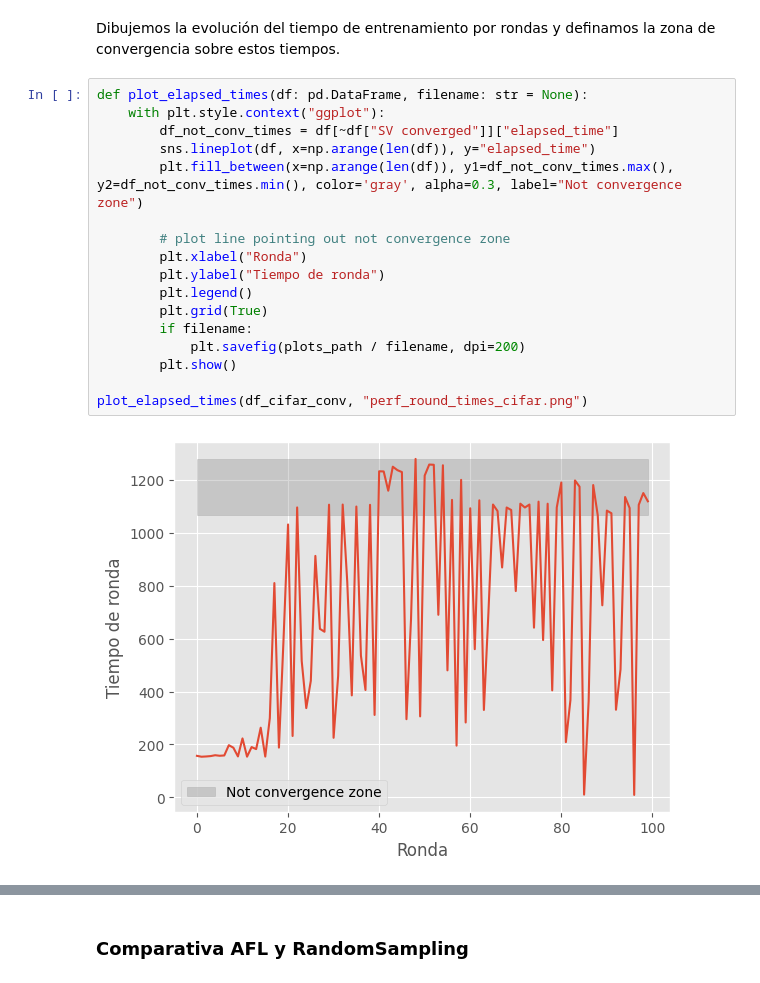
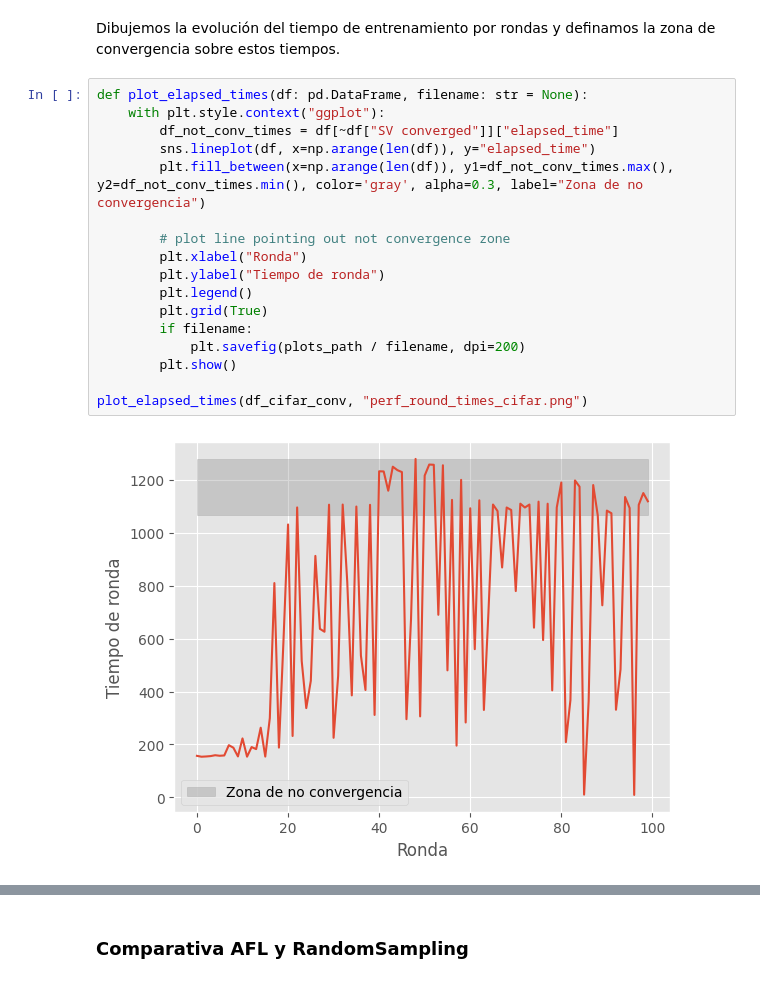
Before and after one commit to mayoras/flex-cs, a Jupyter notebook: results/perf_results.ipynb, the cells around one changed output, grey strips where cells are left out. Saved outputs shown, nothing was run; the diff lists cells and outputs as text.

```diff
--- a/results/perf_results.ipynb
+++ b/results/perf_results.ipynb
@@ -534,22 +534,22 @@ Dibujemos la evolución del tiempo de entrenamiento por rondas y definamos la zo
 # %%
 def plot_elapsed_times(df: pd.DataFrame, filename: str = None):
 	with plt.style.context("ggplot"):
 		df_not_conv_times = df[~df["SV converged"]]["elapsed_time"]
 		sns.lineplot(df, x=np.arange(len(df)), y="elapsed_time")
-		plt.fill_between(x=np.arange(len(df)), y1=df_not_conv_times.max(), y2=df_not_conv_times.min(), color='gray', alpha=0.3, label="Not convergence zone")
+		plt.fill_between(x=np.arange(len(df)), y1=df_not_conv_times.max(), y2=df_not_conv_times.min(), color='gray', alpha=0.3, label="Zona de no convergencia")
 
 		# plot line pointing out not convergence zone
 		plt.xlabel("Ronda")
 		plt.ylabel("Tiempo de ronda")
 		plt.legend()
 		plt.grid(True)
 		if filename:
 			plt.savefig(plots_path / filename, dpi=200)
 		plt.show()
 
 plot_elapsed_times(df_cifar_conv, "perf_round_times_cifar.png")
 # %% [output]
-[figure, old version]
+[figure, new version]
 # %%
 plot_elapsed_times(df_mnist_conv, "perf_round_times_mnist.png")
 # %% [output]
```
Also changed, not shown: parts of 2 cells of this notebook, 20 other files.
